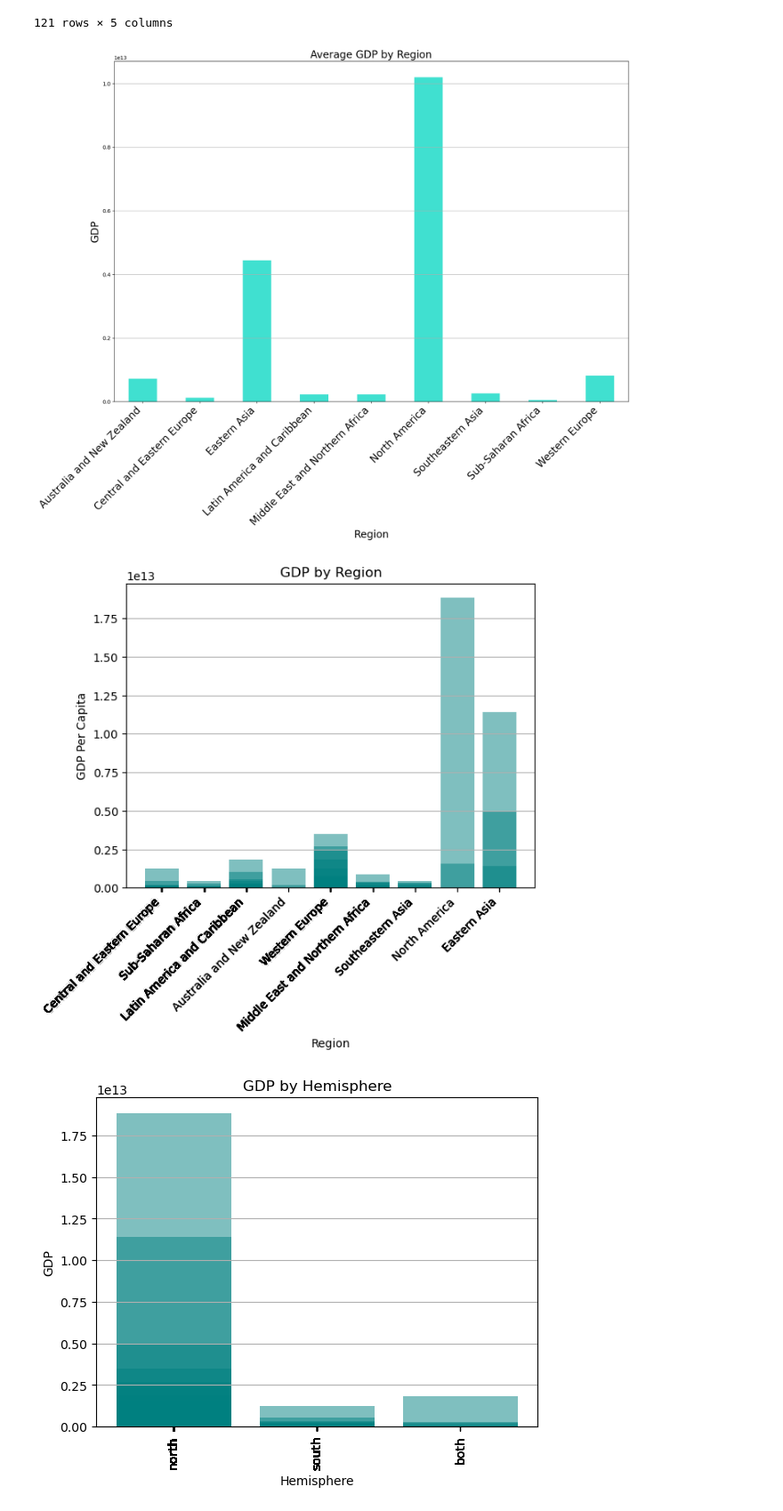
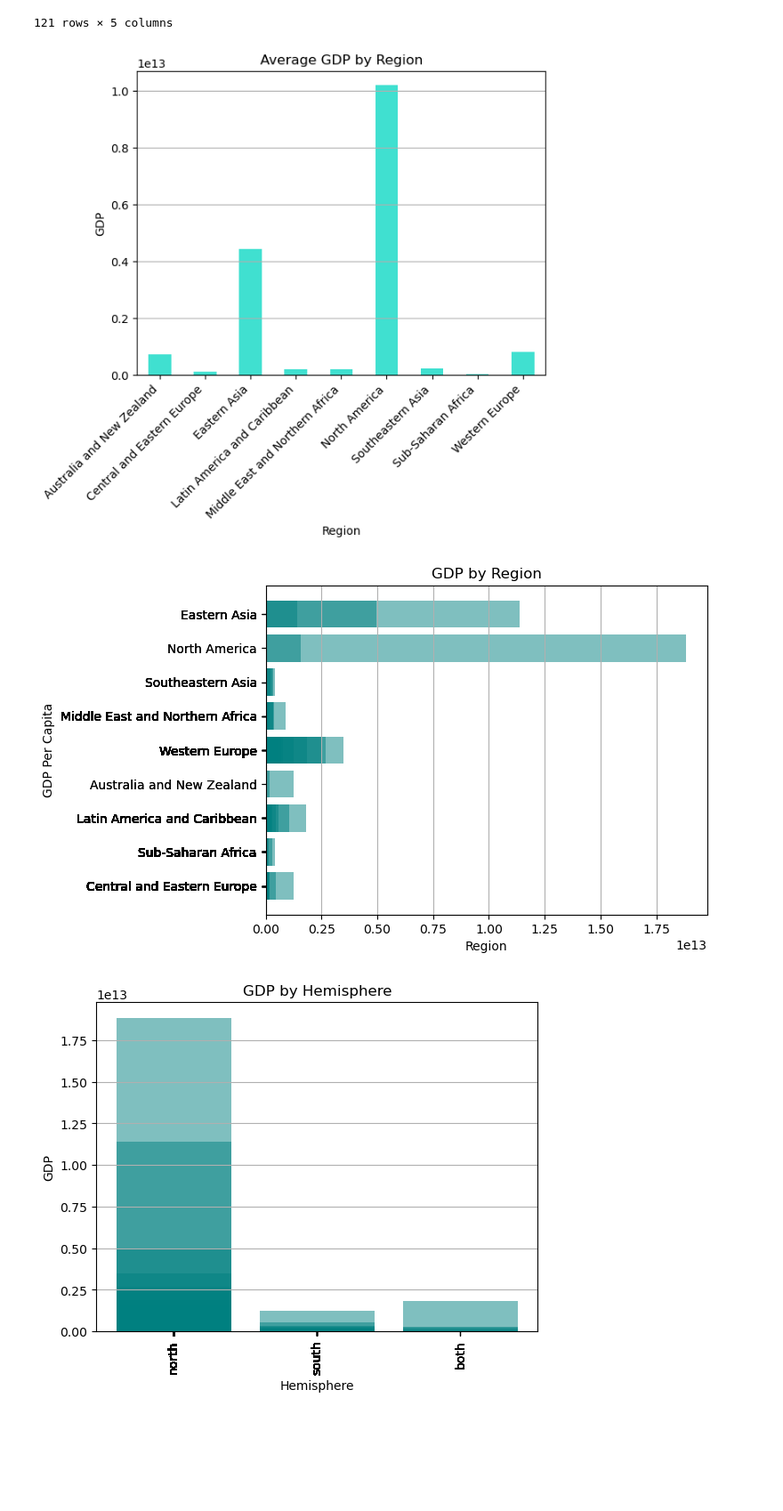
Before and after one commit to mattcaseycpa/project1, a Jupyter notebook: project.ipynb, the cells around one changed output. Shown at 89% size. Drawn from its saved outputs; the diff is of its cells as text; code cells hidden in the pictures; blank space fills up the shorter version.

```diff
--- a/project.ipynb
+++ b/project.ipynb
@@ -494,34 +494,34 @@ gdp_df
 121 rows × 5 columns
 # %%
 #Average GDP by Region
-plt.figure(figsize=(18, 12))
+#plt.figure(figsize=(18, 12))
 gdp_df.groupby('Region')['GDP'].mean().plot(kind='bar', color='turquoise')
-plt.title('Average GDP by Region', fontsize=20)
-plt.xlabel('Region', fontsize = 20)
-plt.ylabel('GDP', fontsize = 20)
-plt.xticks(rotation=45, ha='right', fontsize=20)
+plt.title('Average GDP by Region')#, fontsize=20)
+plt.xlabel('Region')#, fontsize = 20)
+plt.ylabel('GDP')#, fontsize = 20)
+plt.xticks(rotation=45, ha='right')#, fontsize=20)
 plt.grid(axis = "y", zorder=0)
 plt.savefig("output_data/GDP_HDI/Average_GDP_by_Region.png", bbox_inches='tight')
 plt.show()
 # %% [output]
-[figure, old version]
+[figure, new version]
 # %%
 #chart for GDP by Region
 gdp=gdp_df["GDP"]
 region=gdp_df["Region"]
 
-plt.bar(region,gdp,color="teal",alpha=0.5,align="center")
+plt.barh(region,gdp,color="teal",alpha=0.5,align="center")
 tick_locations=[value for value in region]
-plt.xticks(tick_locations,region,rotation=45, ha="right")
+plt.yticks(tick_locations,region, ha="right")
 
 plt.title("GDP by Region")
 plt.xlabel("Region")
 plt.ylabel("GDP Per Capita")
-plt.grid(axis = "y", zorder=0)
+plt.grid(axis = "x", zorder=0)
 plt.savefig("output_data/GDP_HDI/GDP_by_Region.png.png", bbox_inches='tight')
 plt.show()
 # %% [output]
-[figure, old version]
+[figure, new version]
 # %%
 #chart for GDP by Hemisphere
 gdp=gdp_df["GDP"]
```
Also changed, not shown: parts of 7 cells of this notebook, 15 other files.
